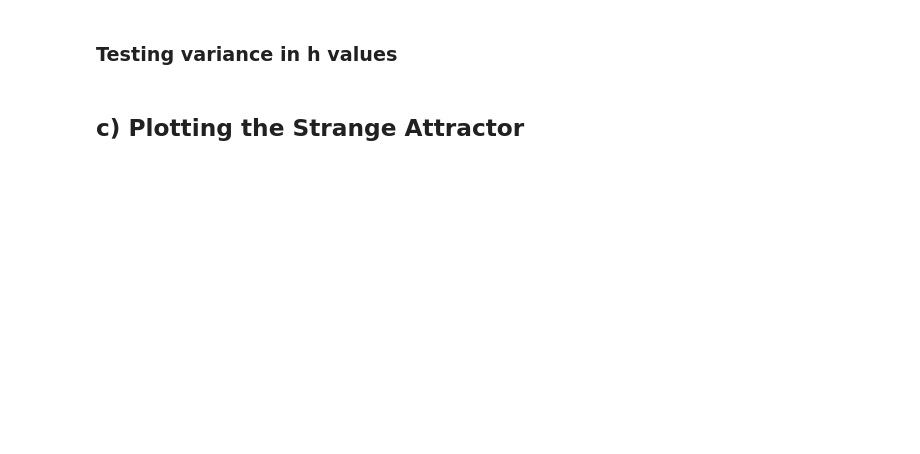
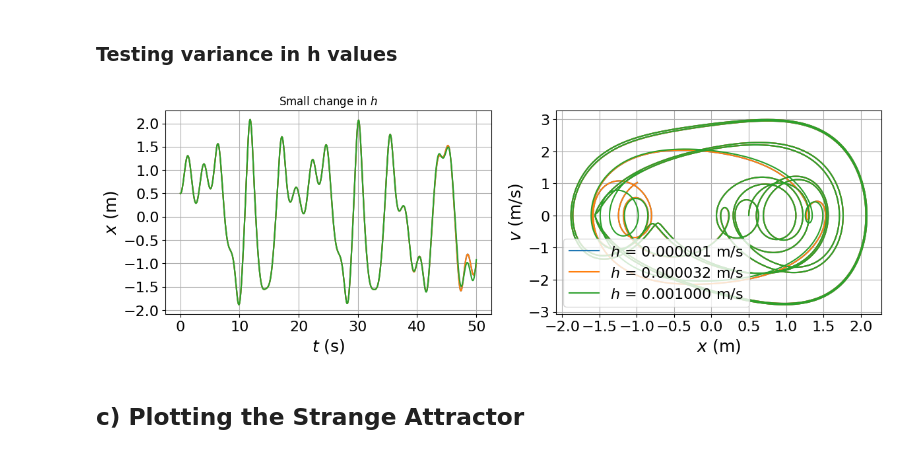
Before and after one commit to Danielle-06/Duffing-oscillator, a Jupyter notebook: Main analysis.ipynb, the cells around one changed output. Saved outputs shown, nothing was run; the diff lists cells and outputs as text; code cells hidden in the pictures; blank space fills up the shorter version.

```diff
--- a/Main analysis.ipynb
+++ b/Main analysis.ipynb
@@ -130,7 +136,7 @@ We can see that the error increases over time, but only a neglible amount.
 #### Verifiying the existence and dependancy on h of the shadow Hamiltonians
 # %%
 #Create some necessary arrays
-n_par = 25
+n_par = 10
 h = np.geomspace(1e-2,1e-6,n_par)
 error_std = np.zeros(n_par)
 
@@ -383,7 +403,7 @@ plt.show()
 # %% [markdown]
 ### Testing variance in h values
 # %%
-n_par = 5 # number of different values for x0
+n_par = 3 # number of different values for x0
 h_array = np.logspace(-6,-3,n_par)
 
 # x0 and v0 definen
@@ -399,33 +419,35 @@ for j in range(n_par): # Loop over all the h values
     x = np.zeros(N)
     v = np.zeros(N)
     x[0],v[0] = x0,v0
     for i in range(1,N):
         x[i],v[i] = Verlet(x[i-1],v[i-1],t[i-1],h) # Solve for x and v using Verlet algorithm
     plt.subplot(121)
     plt.plot(t,x,label="$h$ = %.6f m/s" %(h))
     plt.subplot(122)
     plt.plot(x,v,label="$h$ = %.6f m/s" %(h))
 
 # Some plotting code
 plt.subplot(122)
 plt.xlabel(r"$x$ (m)", fontsize=18)
 plt.ylabel(r"$v$ (m/s)", fontsize=18)
 plt.legend(loc="lower left",fontsize=16)
 plt.xticks(fontsize=16)
 plt.yticks(fontsize=16)
 plt.grid()
 
 plt.subplot(121) # Plot x,p diagram right
 plt.xlabel(r"$t$ (s)", fontsize=18)
 plt.ylabel(r"$x$ (m)", fontsize=18)
 
 plt.xticks(fontsize=16)
 plt.yticks(fontsize=16)
 plt.grid()
 
 plt.savefig("Graphs/h chaos.png", dpi=300, bbox_inches="tight")
 plt.title(r"Small change in $h$")
 plt.show()
+# %% [output]
+[figure, added]
 # %% [markdown]
 ## c)  Plotting the Strange Attractor
 # %%
```
Also changed, not shown: parts of 13 cells of this notebook.
